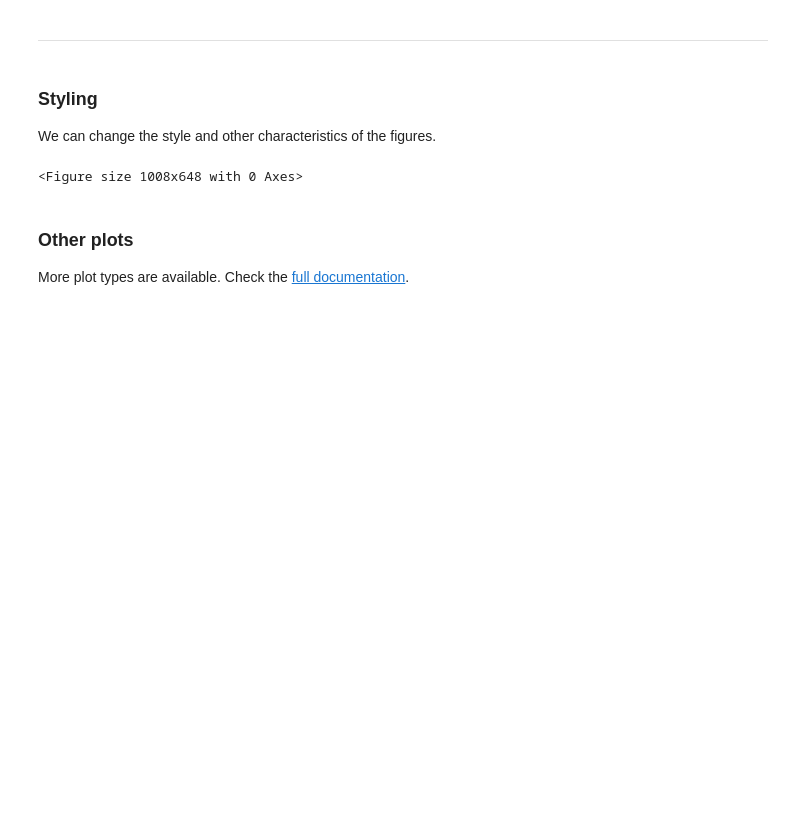
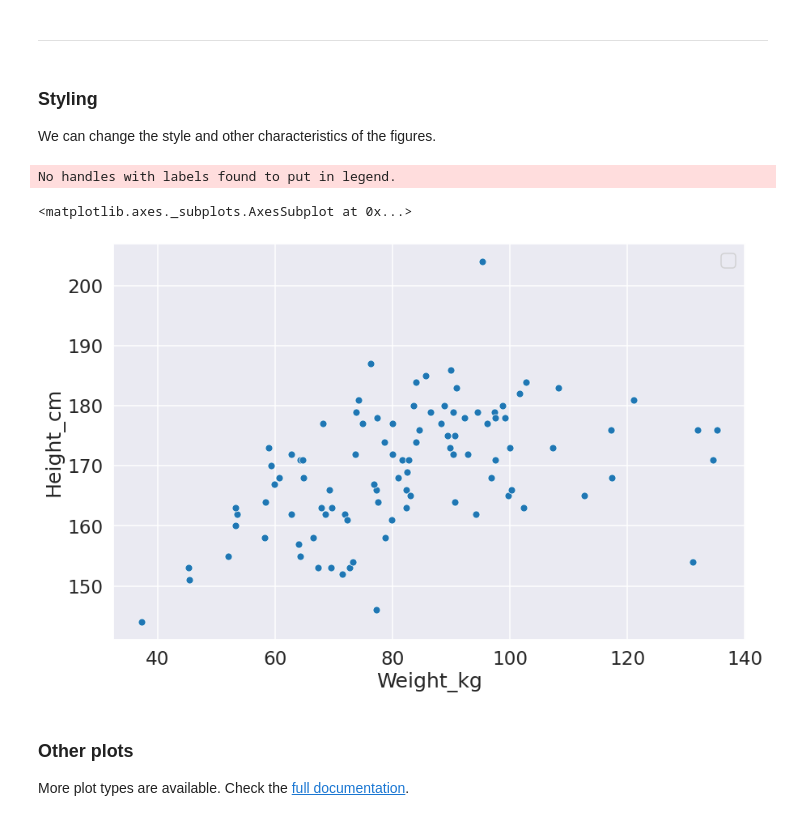
Before and after one commit to cristianmejia00/kajikawa_lab, a Jupyter notebook: Python-2021/Practice_1_titech.ipynb, the cells around one changed output. Saved outputs shown, nothing was run; the diff lists cells and outputs as text; code cells hidden in the pictures; blank space fills up the shorter version.

```diff
--- a/Python-2021/Practice_1_titech.ipynb
+++ b/Python-2021/Practice_1_titech.ipynb
@@ -704,13 +743,23 @@ iris_g.add_legend()
 We can change the style and other characteristics of the figures.
 # %%
 plt.figure(figsize=(14,9))
+
+#try changing to: darkgrid, whitegrid, dark, white, ticks
 sns.set_style('darkgrid')
-sns.set_context('paper', font_scale=1.4)
+
+# try changing to: paper, notebook, talk, poster
+sns.set_context('talk', font_scale=1.4)
 
 # Moves legend to the best position
+# Other options: https://matplotlib.org/stable/api/_as_gen/matplotlib.pyplot.legend.html
 plt.legend(loc=0)
+
+# Plot:
+sns.scatterplot(x='Weight_kg', y='Height_cm', data=dataset)
 # %% [output]
-<Figure size 1008x648 with 0 Axes>
+No handles with labels found to put in legend.
+<matplotlib.axes._subplots.AxesSubplot at 0x...>
+[figure, added]
 # %% [markdown]
 ### Other plots
 
```
Also changed, not shown: parts of 31 cells of this notebook.
